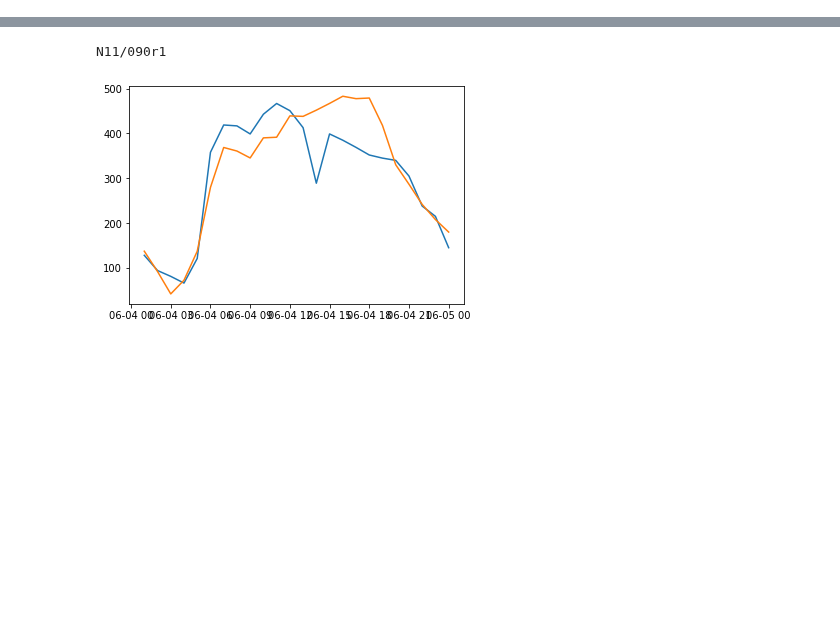
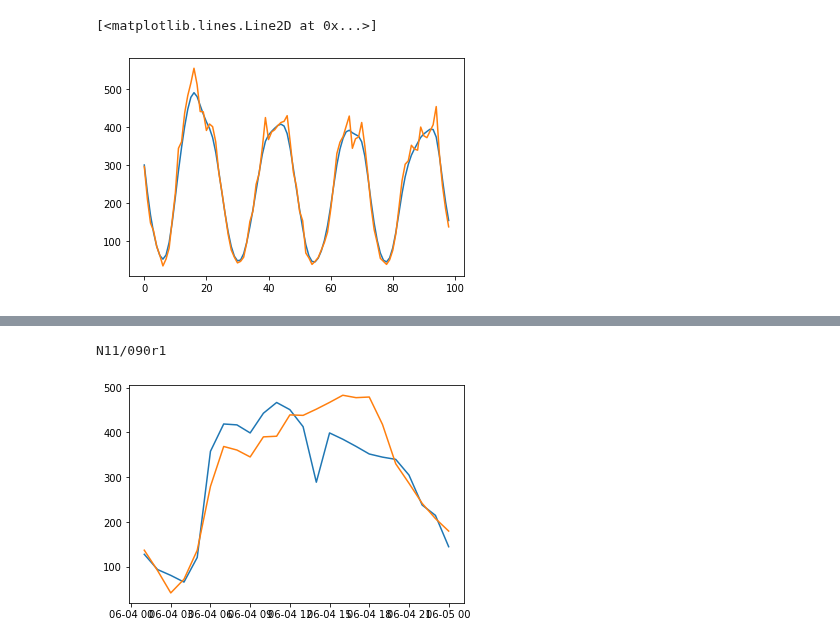
Before and after one commit to TeddyTW/SpatialScan, a Jupyter notebook: notebooks/Untitled.ipynb, the cells around one changed output, grey strips where cells are left out. Cells and saved outputs as stored; diff of their text form; code cells hidden in the pictures; blank space fills up the shorter version.

```diff
--- a/notebooks/Untitled.ipynb
+++ b/notebooks/Untitled.ipynb
@@ -29,0 +53,2 @@ detector_sample=df["detector_id"].drop_duplicates().sample(10).to_numpy()
+# %%
+df_d=df[df["detector_id"]==detector_sample[0]]
@@ -48,0 +146,17 @@ CB_plot(Y)
+# %%
+kernel = 1.0 * ExpSineSquared(length_scale=3, periodicity=24.0) + WhiteKernel(noise_level=1, noise_level_bounds=(1e-1, 1e+1)) + RBF(length_scale=7*24, length_scale_bounds=(4*24, 14*24))
+# %%
+X_train=np.arange(0, len(df_d)-72).reshape(-1, 1)
+X_test=np.arange(len(df_d)-72, len(df_d)).reshape(-1, 1)
+y_train=df_d["n_vehicles_in_interval"][0:len(df_d)-72].to_numpy().reshape(-1, 1)
+y_test=df_d["n_vehicles_in_interval"][len(df_d)-72:len(df_d)].to_numpy().reshape(-1, 1)
+gp2 = GaussianProcessRegressor(kernel=kernel,
+                              alpha=0.0).fit(X_train, y_train)
+# %%
+y_mean, y_cov=gp2.predict(X_train, return_cov=True)
+# %%
+plt.plot(y_mean.flatten()[-100:-1])
+plt.plot(y_train[-100:-1])
+# %% [output]
+[<matplotlib.lines.Line2D at 0x...>]
+[figure, added]
```
Also changed, not shown: parts of 25 cells of this notebook, 2 other files.
